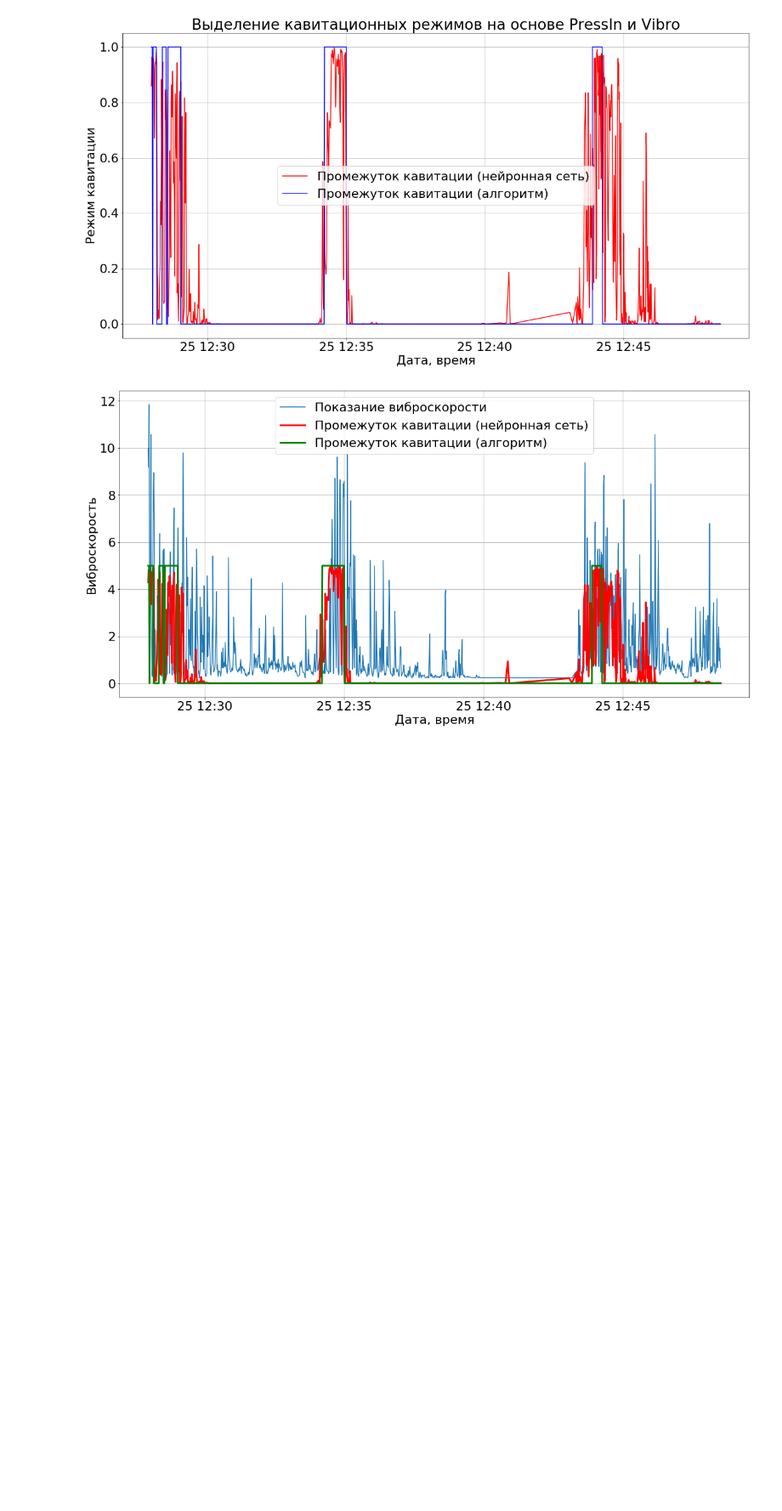
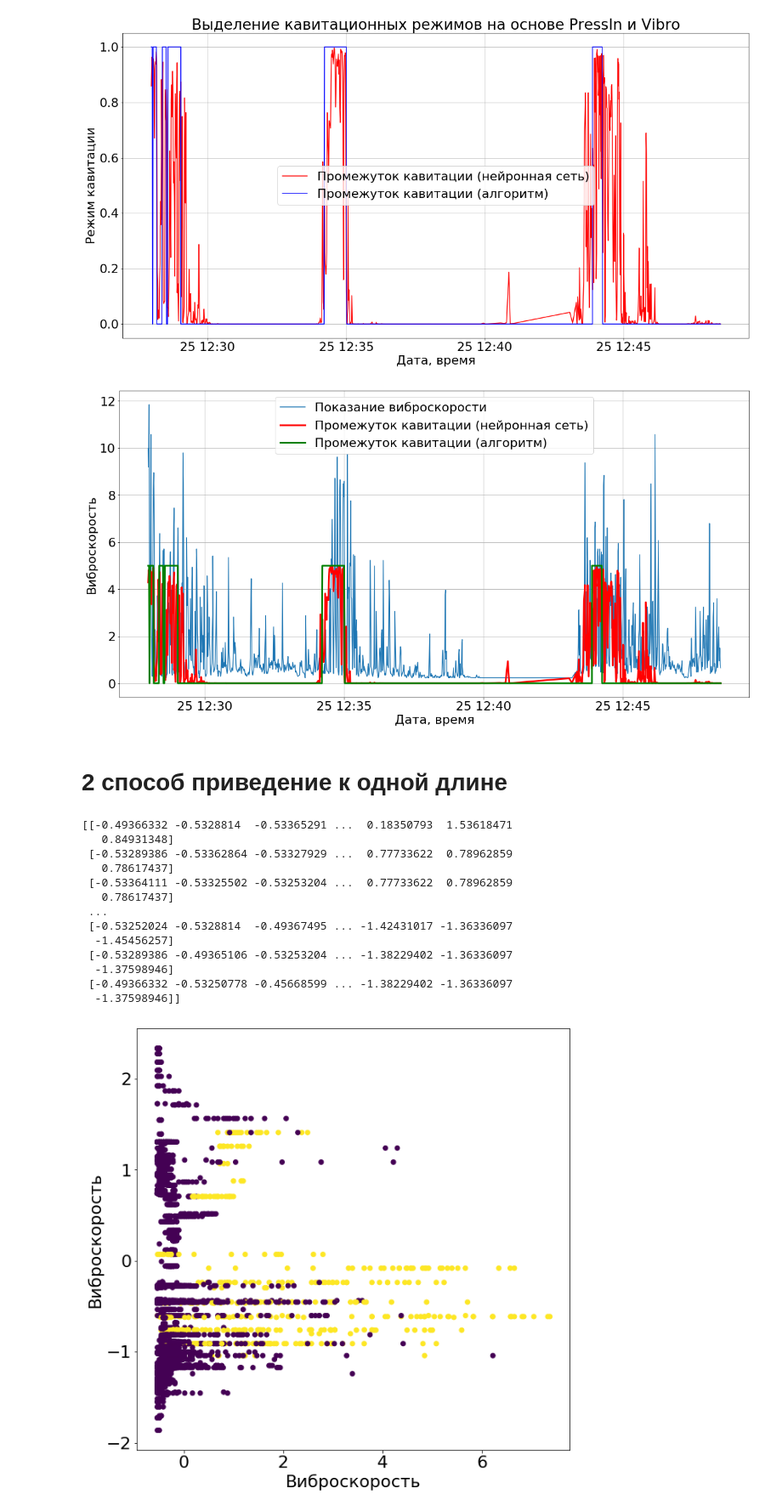
Before and after one commit to IImbryk/a_simple_neural_network, a Jupyter notebook: Keras_NN.ipynb, the cells around one changed output. Shown at 85% size. Drawn from its saved outputs; the diff is of its cells as text; code cells hidden in the pictures; blank space fills up the shorter version.

```diff
--- a/Keras_NN.ipynb
+++ b/Keras_NN.ipynb
@@ -457,3 +457,44 @@ del model_PV  # deletes the existing model
 # returns a compiled model
 # identical to the previous one
 model_PV = load_model('model_vibro_PV.h5')
+# %% [markdown]
+# 2 способ приведение к одной длине
+# %%
+X_tr =  np.array(df_all_normalize_[0:3970].drop(columns = ['Cov','Tag_Date']).values)
+Y_tr_PV = np.array(df_all_normalize_['Cov'][0:3970])
+# %%
+import pandas as pd
+from sklearn import preprocessing
+
+from sklearn.cluster import KMeans
+from sklearn.datasets import make_blobs
+from sklearn.preprocessing import Imputer
+
+plt.figure(figsize=(22, 22))
+#X = pd.read_csv('X_test.csv', engine='python', sep=';', index_col=False).as_matrix()
+#Нормализация данных
+X = preprocessing.scale(X_tr)
+print(X)
+
+y_pred = KMeans(n_clusters=2).fit_predict(X)
+
+plt.subplot(221)
+plt.scatter(X[:, 0], X[:, 30], c=y_pred)
+plt.xlabel('Виброскорость')
+plt.ylabel('Виброскорость')
+plt.show()
+# %% [output]
+[[-0.49366332 -0.5328814  -0.53365291 ...  0.18350793  1.53618471
+   0.84931348]
+ [-0.53289386 -0.53362864 -0.53327929 ...  0.77733622  0.78962859
+   0.78617437]
+ [-0.53364111 -0.53325502 -0.53253204 ...  0.77733622  0.78962859
+   0.78617437]
+ ...
+ [-0.53252024 -0.5328814  -0.49367495 ... -1.42431017 -1.36336097
+  -1.45456257]
+ [-0.53289386 -0.49365106 -0.53253204 ... -1.38229402 -1.36336097
+  -1.37598946]
+ [-0.49366332 -0.53250778 -0.45668599 ... -1.38229402 -1.36336097
+  -1.37598946]]
+[figure, added]
```
Also changed, not shown: parts of 6 cells of this notebook, 5 other files.
